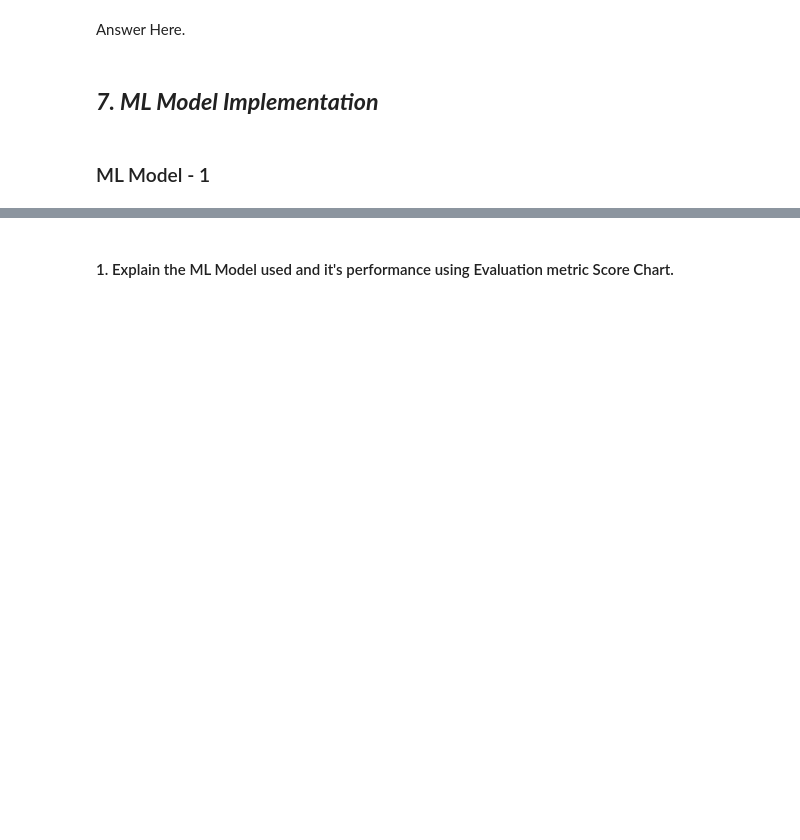
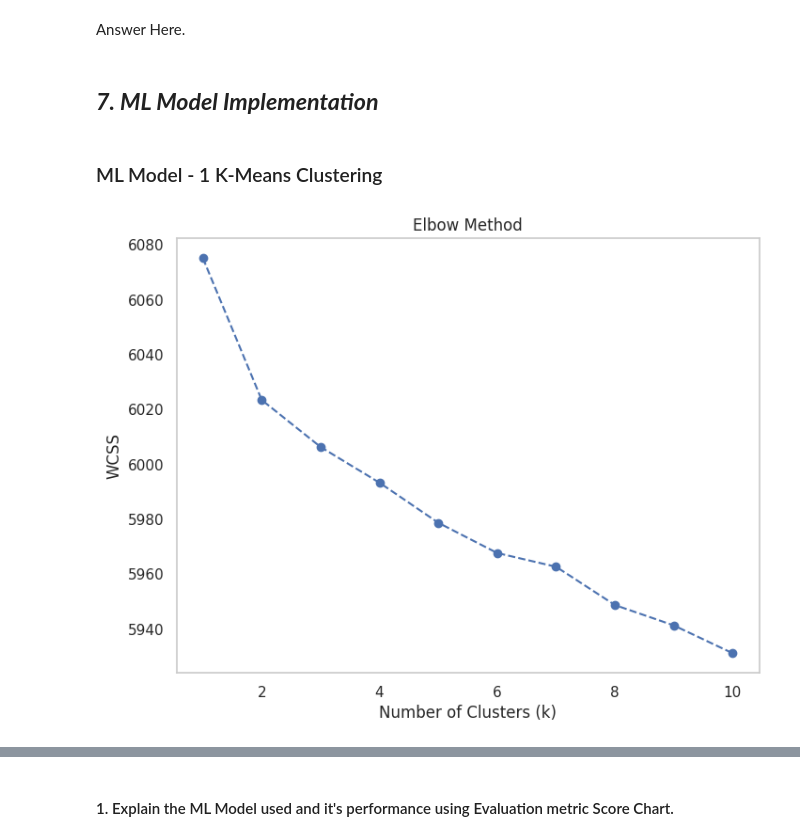
Before and after one commit to Mr-Himanshu123/Netflix-Movies-and-TV-Shows-Clustering, a Jupyter notebook: Netflix_Movies_and_TV_Shows_Clustering.ipynb, the cells around one changed output, grey strips where cells are left out. Drawn from its saved outputs; the diff is of its cells as text; code cells hidden in the pictures; blank space fills up the shorter version.

```diff
--- a/Netflix_Movies_and_TV_Shows_Clustering.ipynb
+++ b/Netflix_Movies_and_TV_Shows_Clustering.ipynb
@@ -1603,0 +1877,8 @@ Answer Here.
+# %%
+# convert vector into array form for clustering
+vector = tfidf.transform(df['text_data']).toarray()
+
+# summarize encoded vector
+print(vector)
+print(f'shape of the vector : {vector.shape}')
+print(f'datatype : {type(vector)}')
@@ -1645,0 +1941,6 @@ Answer Here.
+# %%
+# DImensionality Reduction (If needed)
+from sklearn.decomposition import PCA
+# using PCA to reduce dimensionality
+pca = PCA(random_state=42)
+pca.fit(vector)
@@ -1645,0 +1965,4 @@ Answer Here.
+# %%
+# reducing the dimensions to 3000 using pca
+pca = PCA(n_components=3000, random_state=42)
+pca.fit(vector)
@@ -1645,0 +1971,6 @@ Answer Here.
+# %%
+# transformed features
+X = pca.transform(vector)
+
+# shape of transformed vectors
+X.shape
@@ -1670,4 +2005,4 @@ Answer Here.
 # %% [markdown]
 ## ***7. ML Model Implementation***
 # %% [markdown]
-### ML Model - 1
+### ML Model - 1 K-Means Clustering
@@ -1679,0 +2009,23 @@ Answer Here.
+# %%
+from sklearn.cluster import KMeans
+
+
+# Create a list to store the WCSS values for different k
+wcss = []
+
+# Try different values of k (e.g., from 1 to 10)
+for i in range(1, 11):
+    kmeans = KMeans(n_clusters=i, init='k-means++', max_iter=300, n_init=10, random_state=0)
+    kmeans.fit(X)  # X is your data
+    wcss.append(kmeans.inertia_)  # Inertia is the WCSS value
+
+# Plot the WCSS values
+plt.figure(figsize=(8, 6))
+plt.plot(range(1, 11), wcss, marker='o', linestyle='--')
+plt.title('Elbow Method')
+plt.xlabel('Number of Clusters (k)')
+plt.ylabel('WCSS')
+plt.grid()
+plt.show()
+# %% [output]
+[figure, added]
```
Also changed, not shown: parts of 133 cells of this notebook.
